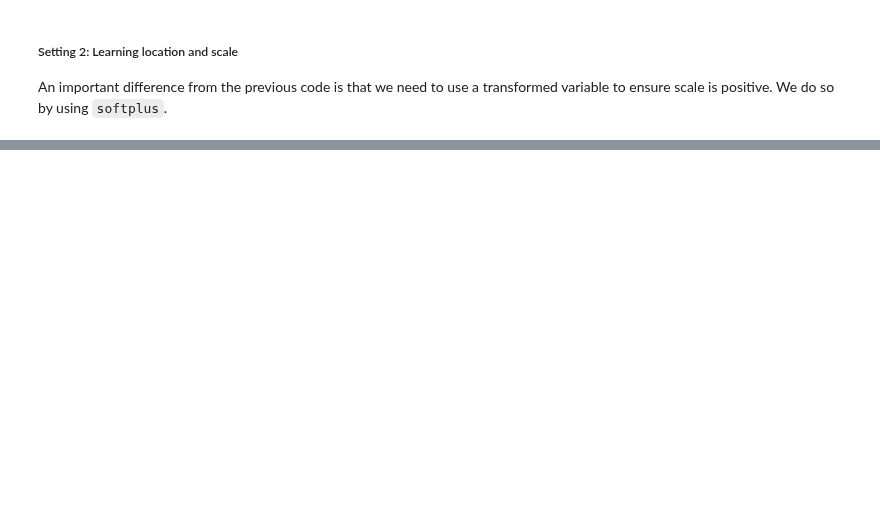
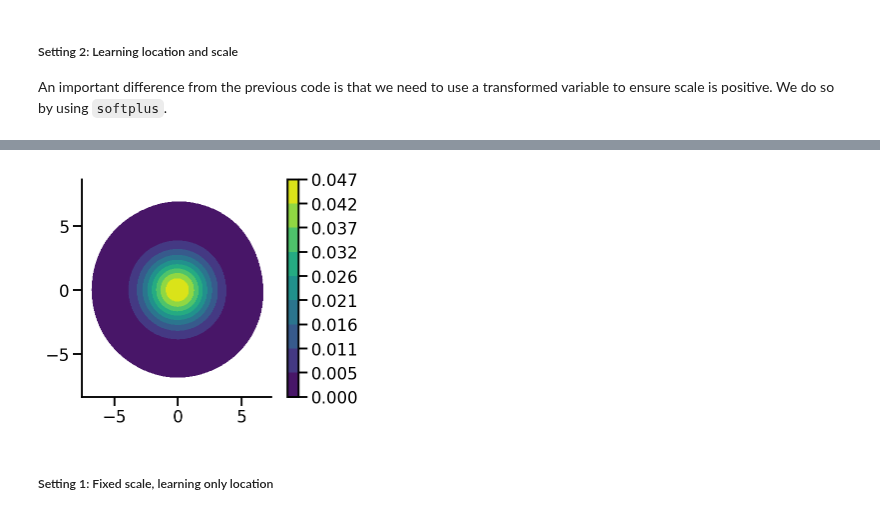
Before and after one commit to nipunbatra/blog-old, a Jupyter notebook: _notebooks/2022-02-09-pytorch-learn-normal.ipynb, the cells around one changed output, grey strips where cells are left out. Drawn from its saved outputs; the diff is of its cells as text; code cells hidden in the pictures; blank space fills up the shorter version.

```diff
--- a/_notebooks/2022-02-09-pytorch-learn-normal.ipynb
+++ b/_notebooks/2022-02-09-pytorch-learn-normal.ipynb
@@ -143,0 +144,15 @@ MLE scale gradient descent: 0.99, MLE scale analytical: 0.99
+# %%
+mvn = dist.MultivariateNormal(loc=torch.zeros(2), covariance_matrix=torch.eye(2))
+# %%
+mvn_samples = mvn.sample([1000])
+# %%
+sns.kdeplot(x=mvn_samples[:, 0],
+            y = mvn_samples[:, 1],zorder=0, n_levels=10, shade=True,
+    cbar=True, thresh=0.001, cmap='viridis',bw_adjust=5,  cbar_kws={'format': '%.3f', })
+
+plt.gca().set_aspect('equal')
+sns.despine()
+# %% [output]
+[figure, added]
+# %% [markdown]
+##### Setting 1: Fixed scale, learning only location
```
Also changed, not shown: parts of 20 cells of this notebook.
